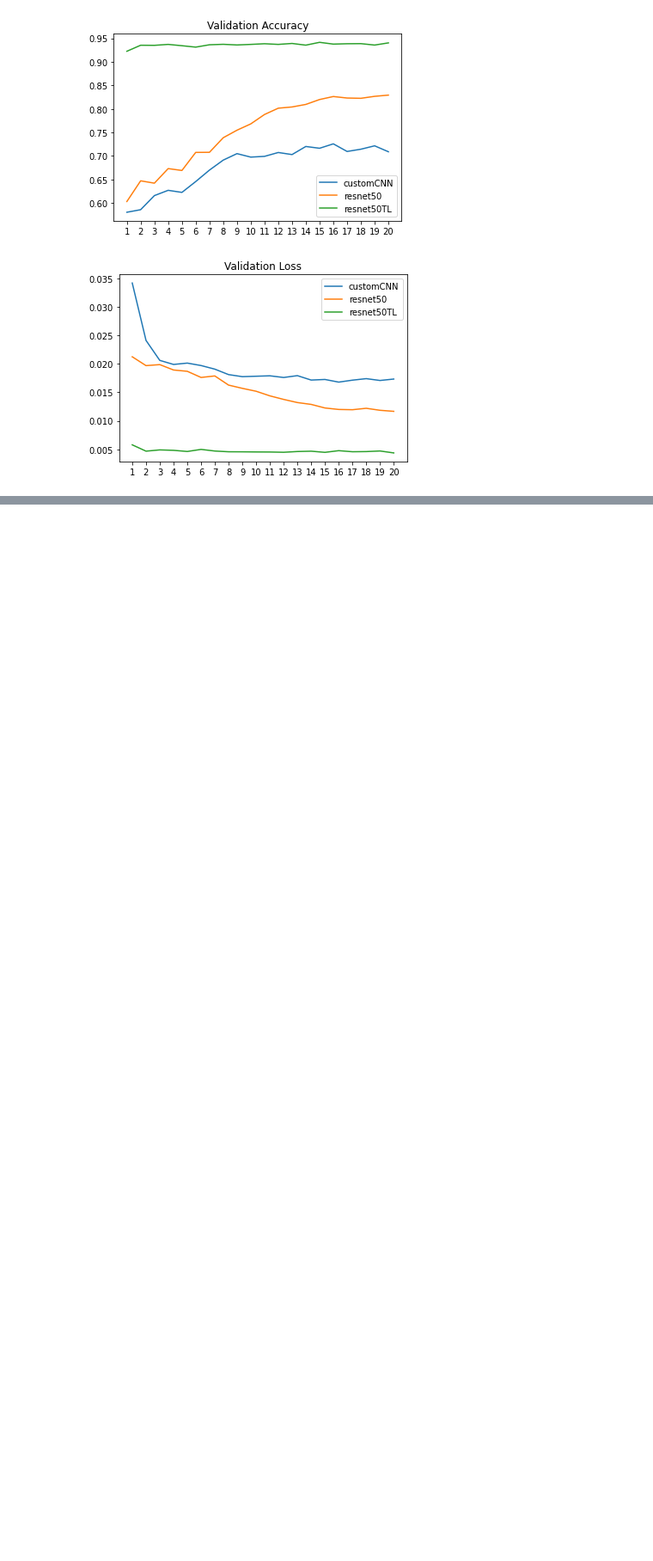
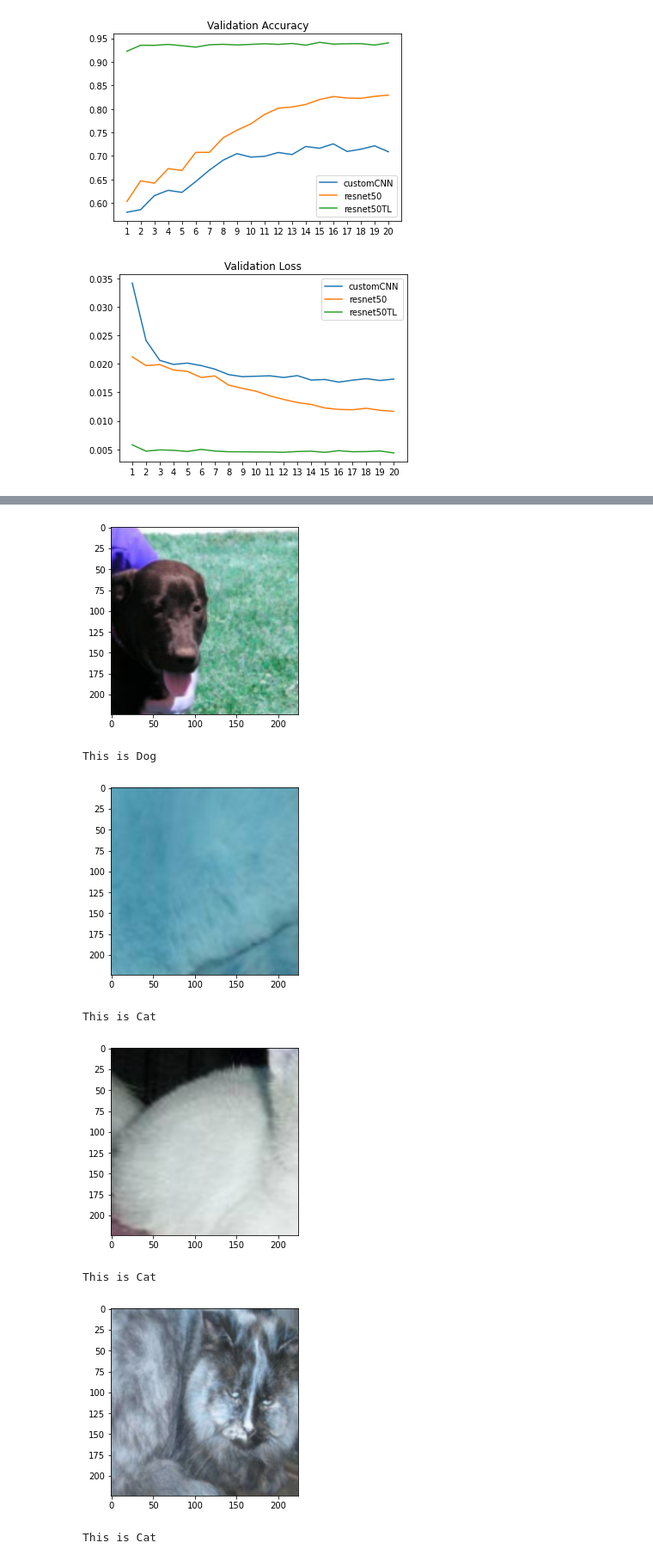
Before and after one commit to jeonghojo00/DogsAndCats, a Jupyter notebook: imageclassification_dogsandcats.ipynb, the cells around one changed output, grey strips where cells are left out. Shown at 86% size. Cells and saved outputs as stored; diff of their text form; code cells hidden in the pictures; blank space fills up the shorter version.

Commit message:
Update Inference Part

```diff
--- a/imageclassification_dogsandcats.ipynb
+++ b/imageclassification_dogsandcats.ipynb
@@ -837,26 +821,0 @@ def getReport(model: nn.Module):
-# %%
-customCNNpath = './model/customCNN.pt'
-inference_model = Cnn(in_channels = 3, num_classes = 2, image_size = IMG_SIZE).to(DEVICE)
-inference_model.load_state_dict(torch.load(customCNNpath))
-
-getReport(inference_model)
-# %%
-resnet50path = './model/resnet50.pt'
-
-inference_model = models.resnet50(pretrained=False)
-num_ftrs = inference_model.fc.in_features
-inference_model.fc = nn.Linear(num_ftrs, 2)
-inference_model = inference_model.to(DEVICE)
-inference_model.load_state_dict(torch.load(resnet50path))
-
-getReport(inference_model)
-# %%
-resnet50TLpath = './model/resnet50TL.pt'
-
-inference_model = models.resnet50(pretrained=False)
-num_ftrs = inference_model.fc.in_features
-inference_model.fc = nn.Linear(num_ftrs, 2)
-inference_model = inference_model.to(DEVICE)
-inference_model.load_state_dict(torch.load(resnet50TLpath))
-
-getReport(inference_model)
@@ -872,14 +836,26 @@ preds, probs = get_prediction(test_imgs, inference_model)
 # %%
-for i in range(4):
+for i in range(10):
     a_img = test_imgs[i].squeeze()
     a_label = test_labels[i]
 
     # Current a_img shape is (3, 96, 96) = (channel, height, width). We need to convert it to (height, width, channel) to display the image
     a_img = np.transpose(a_img.cpu(), (1, 2, 0))
     plt.imshow(a_img)
     plt.show()
 
-    print("Predicted Label: {} ({})".format(preds[i].item(), category[preds[i].item()]))
-    print("True Label:      {} ({})".format(a_label.item(), category[a_label.item()]))
+    if preds[i].item() == 1:
+        DogOrCat = 'Dog'
+    else:
+        DogOrCat = 'Cat'
+
+    print(f"This is {DogOrCat}")
     print("")
-    print("")
+# %% [output]
+[figure, added]
+This is Dog
+[figure, added]
+This is Cat
+[figure, added]
+This is Cat
+[figure, added]
+This is Cat
```
Also changed, not shown: parts of 7 cells of this notebook.
